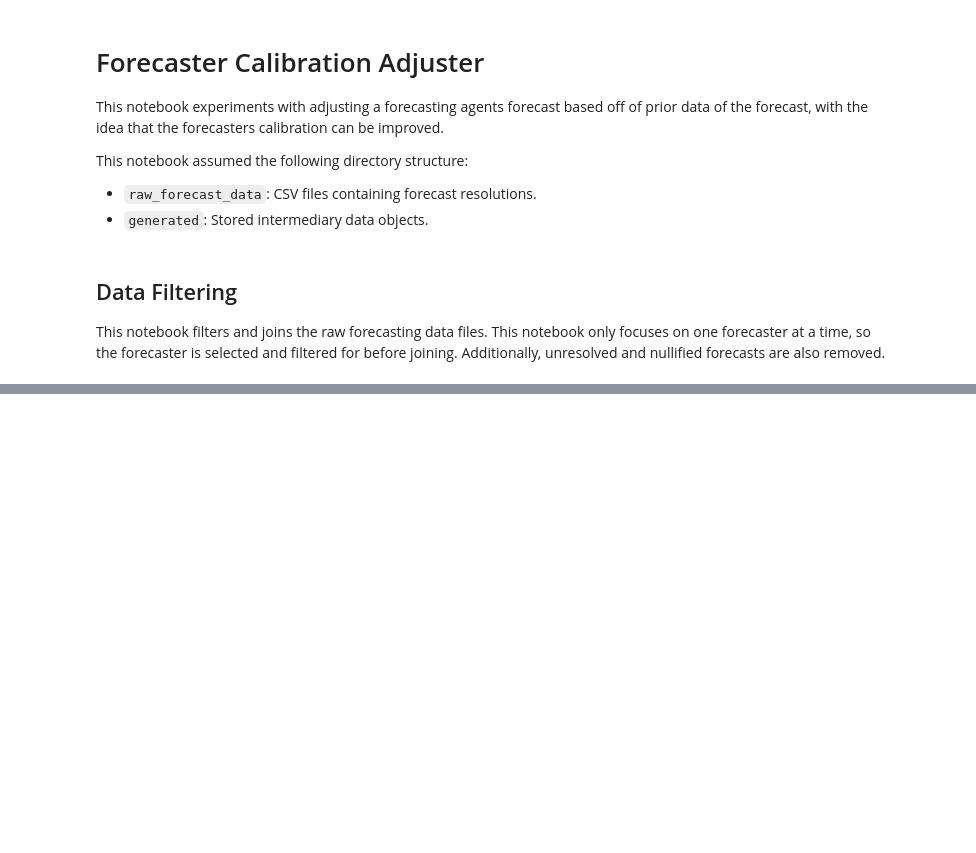
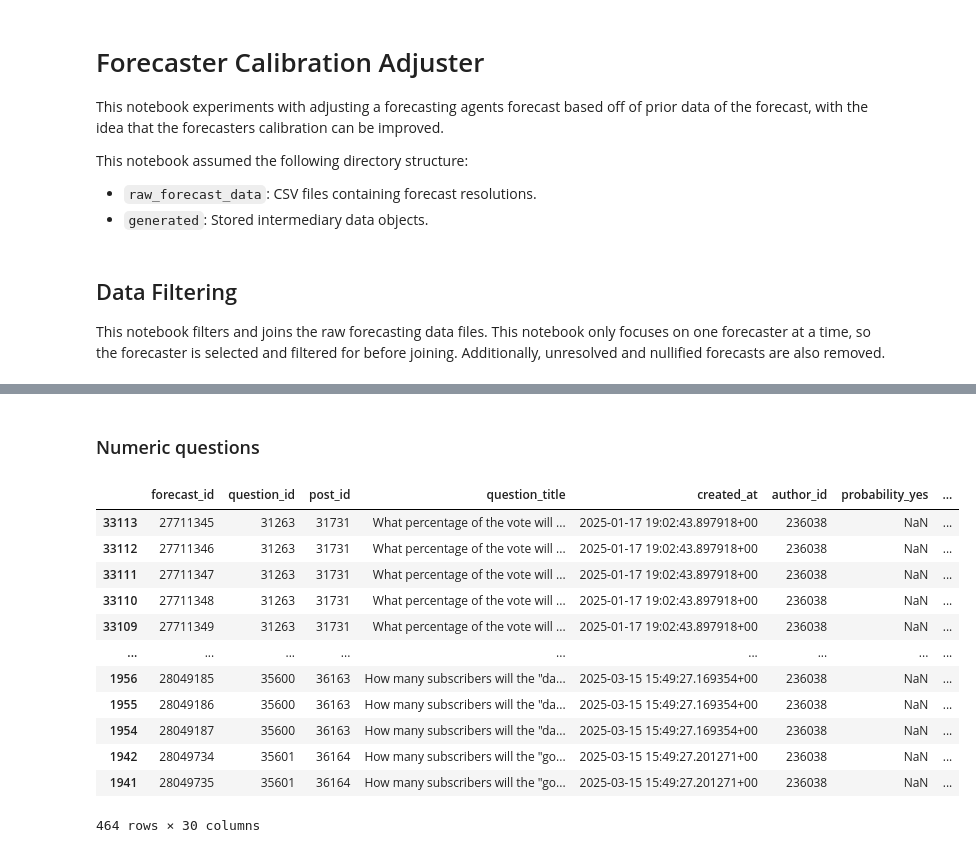
Before and after one commit to lbeuk/evil_bald_bot, a Jupyter notebook: training_data/processing.ipynb, the cells around one changed output, grey strips where cells are left out. Saved outputs shown, nothing was run; the diff lists cells and outputs as text; code cells hidden in the pictures; blank space fills up the shorter version.

```diff
--- a/training_data/processing.ipynb
+++ b/training_data/processing.ipynb
@@ -51,0 +163,19 @@ final_df.head()
+# %% [markdown]
+### Numeric questions
+# %%
+raw_numeric = raw_df[raw_df["type"] == "numeric"]
+raw_numeric
+# %% [output]
+|  | forecast_id | question_id | post_id | question_title | created_at | author_id | probability_yes | ... |
+| 33113 | 27711345 | 31263 | 31731 | What percentage of the vote will ... | 2025-01-17 19:02:43.897918+00 | 236038 | NaN | ... |
+| 33112 | 27711346 | 31263 | 31731 | What percentage of the vote will ... | 2025-01-17 19:02:43.897918+00 | 236038 | NaN | ... |
+| 33111 | 27711347 | 31263 | 31731 | What percentage of the vote will ... | 2025-01-17 19:02:43.897918+00 | 236038 | NaN | ... |
+| 33110 | 27711348 | 31263 | 31731 | What percentage of the vote will ... | 2025-01-17 19:02:43.897918+00 | 236038 | NaN | ... |
+| 33109 | 27711349 | 31263 | 31731 | What percentage of the vote will ... | 2025-01-17 19:02:43.897918+00 | 236038 | NaN | ... |
+| ... | ... | ... | ... | ... | ... | ... | ... | ... |
+| 1956 | 28049185 | 35600 | 36163 | How many subscribers will the "da... | 2025-03-15 15:49:27.169354+00 | 236038 | NaN | ... |
+| 1955 | 28049186 | 35600 | 36163 | How many subscribers will the "da... | 2025-03-15 15:49:27.169354+00 | 236038 | NaN | ... |
+| 1954 | 28049187 | 35600 | 36163 | How many subscribers will the "da... | 2025-03-15 15:49:27.169354+00 | 236038 | NaN | ... |
+| 1942 | 28049734 | 35601 | 36164 | How many subscribers will the "go... | 2025-03-15 15:49:27.201271+00 | 236038 | NaN | ... |
+| 1941 | 28049735 | 35601 | 36164 | How many subscribers will the "go... | 2025-03-15 15:49:27.201271+00 | 236038 | NaN | ... |
+464 rows × 30 columns
```
Also changed, not shown: parts of 12 cells of this notebook.
